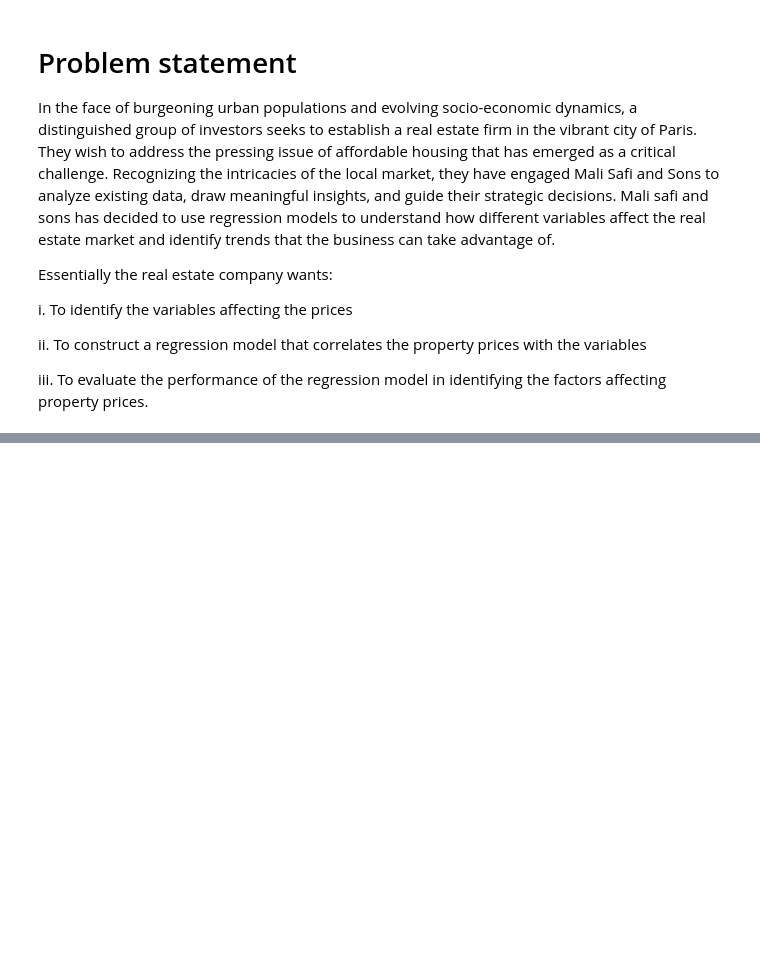
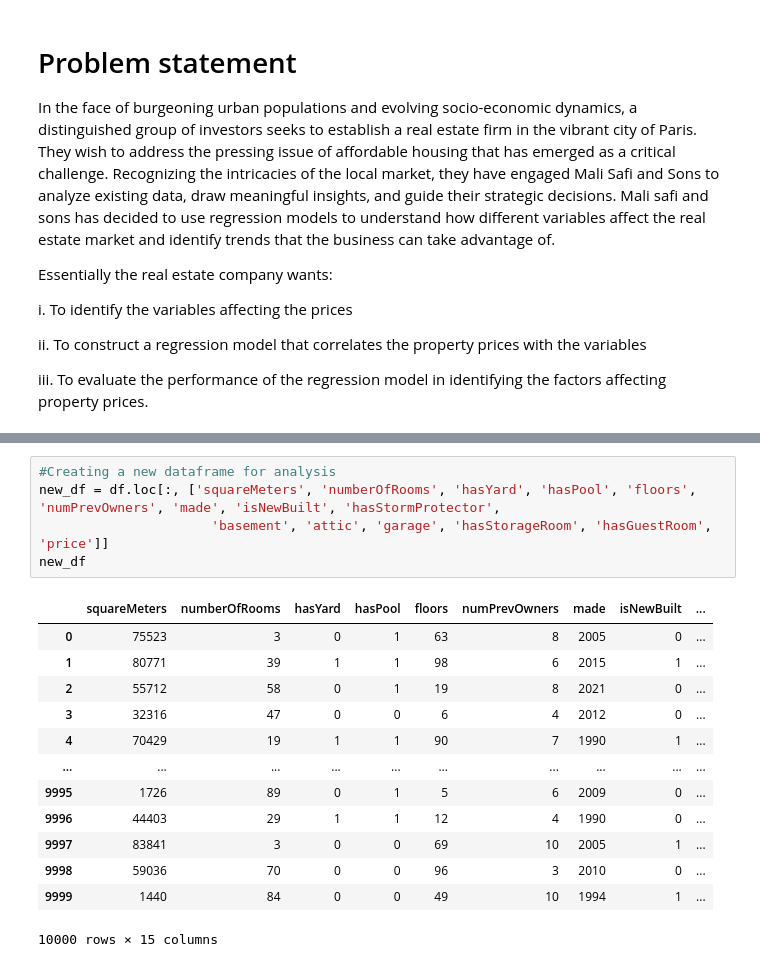
Before and after one commit to Tile28/Phase-2-Group-Project, a Jupyter notebook: Paris housing prediction model.ipynb, the cells around one changed output, grey strips where cells are left out. Drawn from its saved outputs; the diff is of its cells as text; blank space fills up the shorter version.

```diff
--- a/Paris housing prediction model.ipynb
+++ b/Paris housing prediction model.ipynb
@@ -37,0 +127,19 @@ df.head(10)
+# %%
+#Creating a new dataframe for analysis
+new_df = df.loc[:, ['squareMeters', 'numberOfRooms', 'hasYard', 'hasPool', 'floors', 'numPrevOwners', 'made', 'isNewBuilt', 'hasStormProtector',
+                      'basement', 'attic', 'garage', 'hasStorageRoom', 'hasGuestRoom', 'price']]
+new_df
+# %% [output]
+|  | squareMeters | numberOfRooms | hasYard | hasPool | floors | numPrevOwners | made | isNewBuilt | ... |
+| 0 | 75523 | 3 | 0 | 1 | 63 | 8 | 2005 | 0 | ... |
+| 1 | 80771 | 39 | 1 | 1 | 98 | 6 | 2015 | 1 | ... |
+| 2 | 55712 | 58 | 0 | 1 | 19 | 8 | 2021 | 0 | ... |
+| 3 | 32316 | 47 | 0 | 0 | 6 | 4 | 2012 | 0 | ... |
+| 4 | 70429 | 19 | 1 | 1 | 90 | 7 | 1990 | 1 | ... |
+| ... | ... | ... | ... | ... | ... | ... | ... | ... | ... |
+| 9995 | 1726 | 89 | 0 | 1 | 5 | 6 | 2009 | 0 | ... |
+| 9996 | 44403 | 29 | 1 | 1 | 12 | 4 | 1990 | 0 | ... |
+| 9997 | 83841 | 3 | 0 | 0 | 69 | 10 | 2005 | 1 | ... |
+| 9998 | 59036 | 70 | 0 | 0 | 96 | 3 | 2010 | 0 | ... |
+| 9999 | 1440 | 84 | 0 | 0 | 49 | 10 | 1994 | 1 | ... |
+10000 rows × 15 columns
```
Also changed, not shown: parts of 13 cells of this notebook.
